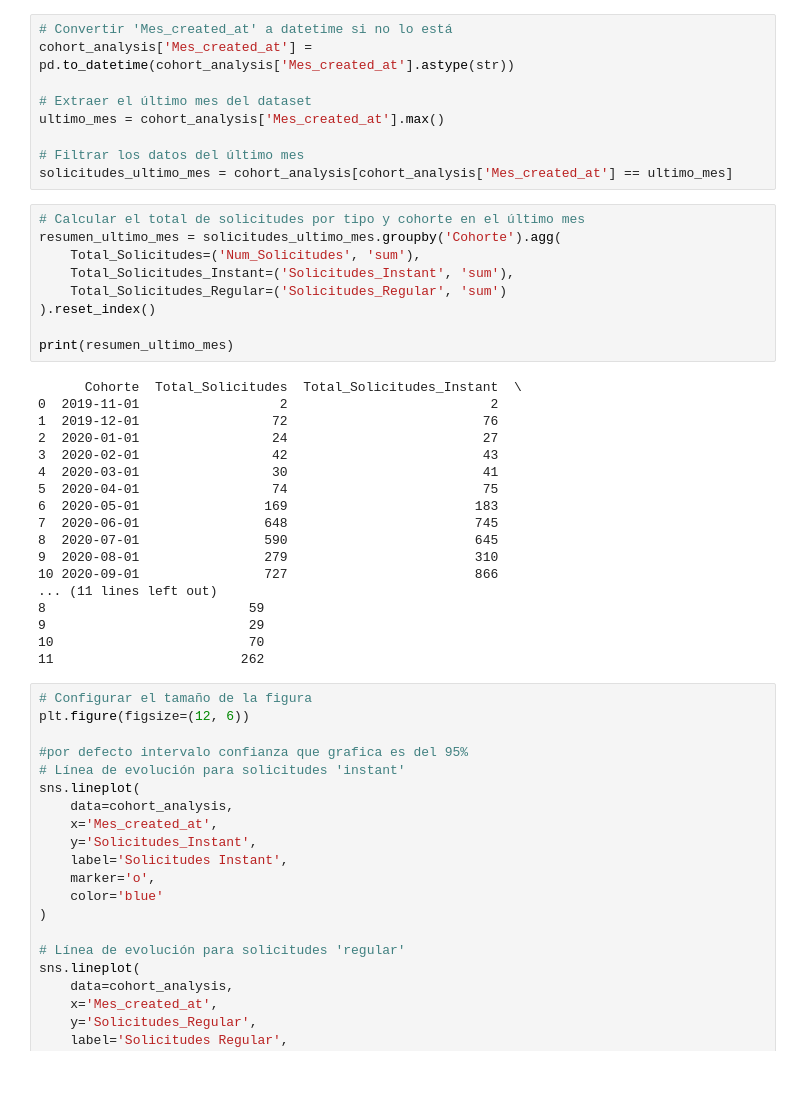
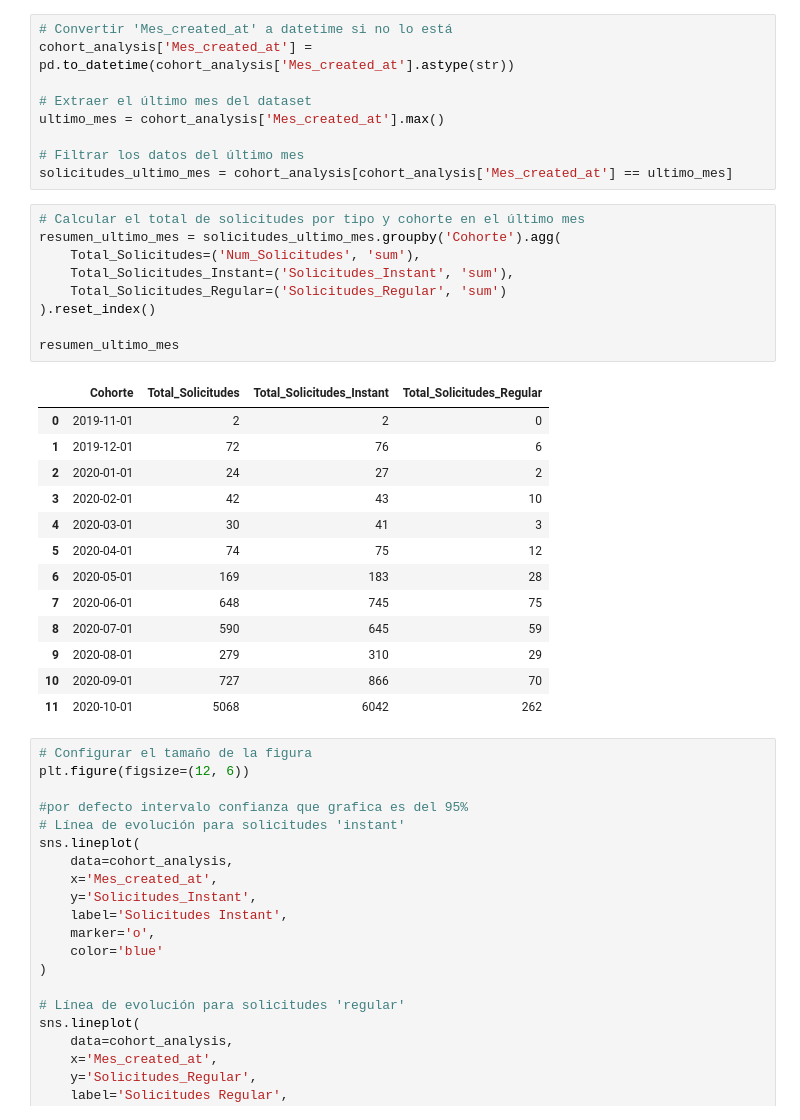
Before and after one commit to albagd77/Pasta-Loca---Proyecto-para-curso-Data-Scientist-UOC, a Jupyter notebook: Alba/cohort_analysis_alba.ipynb, the cells around one changed output. Saved outputs shown, nothing was run; the diff lists cells and outputs as text; blank space fills up the shorter version.

```diff
--- a/Alba/cohort_analysis_alba.ipynb
+++ b/Alba/cohort_analysis_alba.ipynb
@@ -543,30 +543,26 @@ solicitudes_ultimo_mes = cohort_analysis[cohort_analysis['Mes_created_at'] == ul
 # %%
 # Calcular el total de solicitudes por tipo y cohorte en el último mes
 resumen_ultimo_mes = solicitudes_ultimo_mes.groupby('Cohorte').agg(
     Total_Solicitudes=('Num_Solicitudes', 'sum'),
     Total_Solicitudes_Instant=('Solicitudes_Instant', 'sum'),
     Total_Solicitudes_Regular=('Solicitudes_Regular', 'sum')
 ).reset_index()
 
-print(resumen_ultimo_mes)
+resumen_ultimo_mes
 # %% [output]
-      Cohorte  Total_Solicitudes  Total_Solicitudes_Instant  \
-0  2019-11-01                  2                          2
-1  2019-12-01                 72                         76
-2  2020-01-01                 24                         27
-3  2020-02-01                 42                         43
-4  2020-03-01                 30                         41
-5  2020-04-01                 74                         75
-6  2020-05-01                169                        183
-7  2020-06-01                648                        745
-8  2020-07-01                590                        645
-9  2020-08-01                279                        310
-10 2020-09-01                727                        866
-... (11 lines left out)
-8                          59
-9                          29
-10                         70
-11                        262
+|  | Cohorte | Total_Solicitudes | Total_Solicitudes_Instant | Total_Solicitudes_Regular |
+| 0 | 2019-11-01 | 2 | 2 | 0 |
+| 1 | 2019-12-01 | 72 | 76 | 6 |
+| 2 | 2020-01-01 | 24 | 27 | 2 |
+| 3 | 2020-02-01 | 42 | 43 | 10 |
+| 4 | 2020-03-01 | 30 | 41 | 3 |
+| 5 | 2020-04-01 | 74 | 75 | 12 |
+| 6 | 2020-05-01 | 169 | 183 | 28 |
+| 7 | 2020-06-01 | 648 | 745 | 75 |
+| 8 | 2020-07-01 | 590 | 645 | 59 |
+| 9 | 2020-08-01 | 279 | 310 | 29 |
+| 10 | 2020-09-01 | 727 | 866 | 70 |
+| 11 | 2020-10-01 | 5068 | 6042 | 262 |
 # %%
 # Configurar el tamaño de la figura
 plt.figure(figsize=(12, 6))
```
Also changed, not shown: parts of 11 cells of this notebook.
